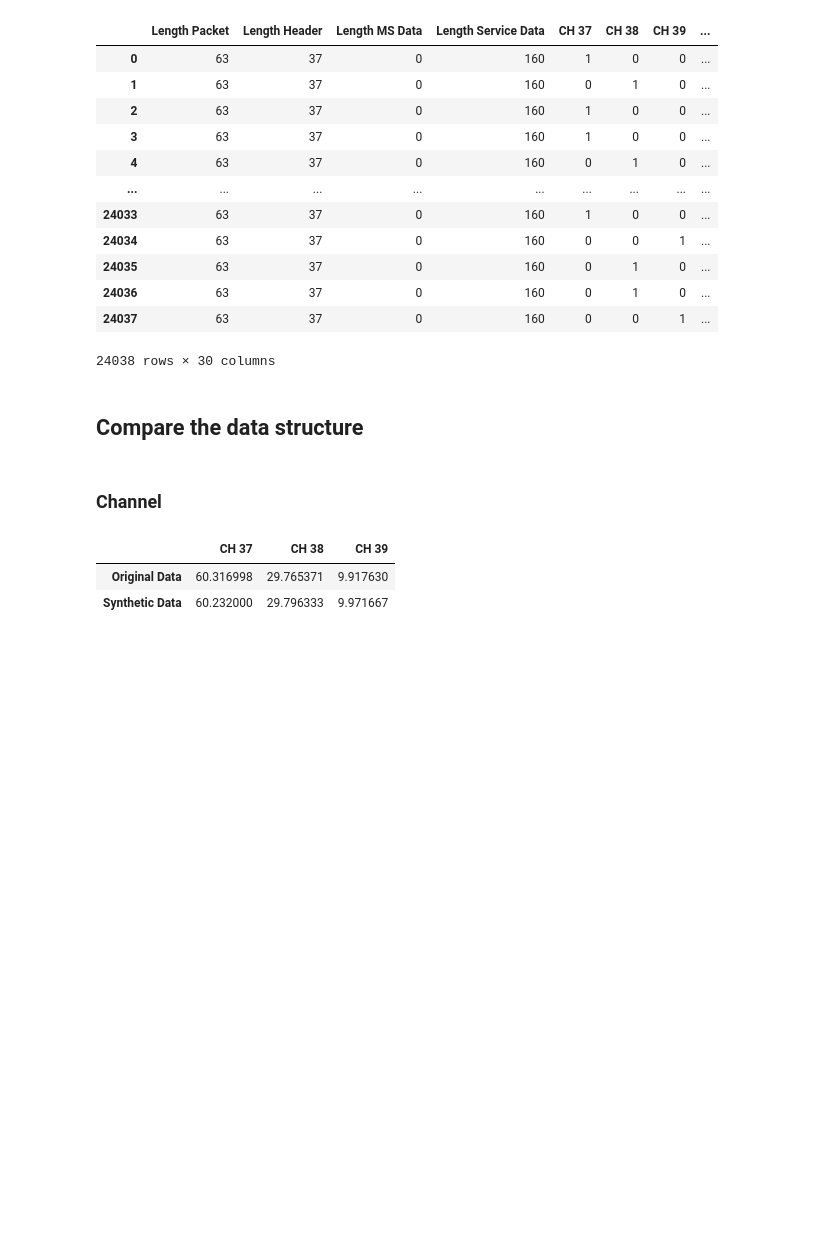
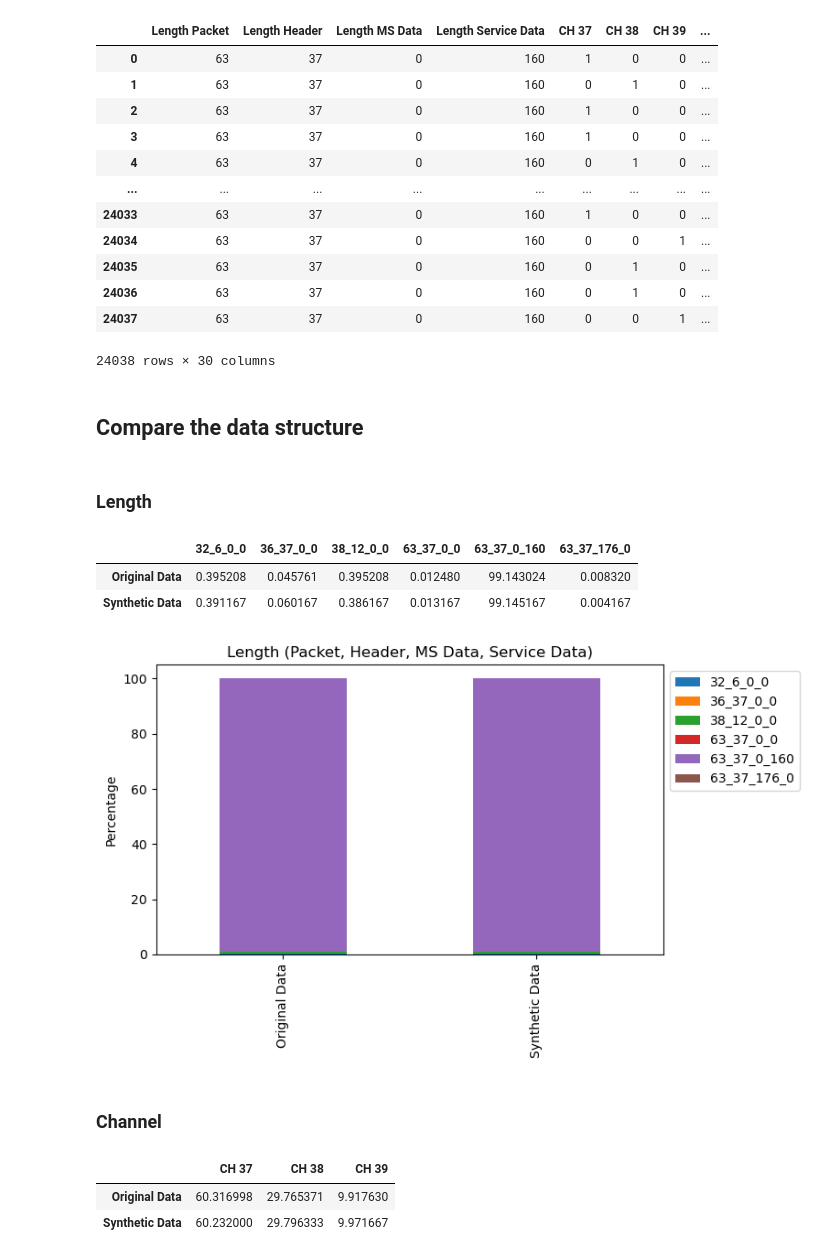
Before and after one commit to keyyke/master_thesis, a Jupyter notebook: markov_model/analysing_data_structure.ipynb, the cells around one changed output. Cells and saved outputs as stored; diff of their text form; code cells hidden in the pictures; blank space fills up the shorter version.

Commit message:
programe to check the data structure

```diff
--- a/markov_model/analysing_data_structure.ipynb
+++ b/markov_model/analysing_data_structure.ipynb
@@ -49,6 +49,57 @@ original_data
 24038 rows × 30 columns
 # %% [markdown]
 ## Compare the data structure
+# %% [markdown]
+### Length
+# %%
+# Calculate the count of each combination of 'Length Packet', 'Length Header', 'Length MS Data', 'Length Service Data'
+original_length_counts = original_data.groupby(['Length Packet', 'Length Header', 'Length MS Data', 'Length Service Data']).size().reset_index(name='Count')
+original_length_counts['Percentage'] = (original_length_counts['Count'] / original_length_counts['Count'].sum()) * 100
+
+# Calculate the count of each combination of 'UUID Samsung' and 'UUID Other' in synthetic_data
+synthetic_length_counts = synthetic_data.groupby(['Length Packet', 'Length Header', 'Length MS Data', 'Length Service Data']).size().reset_index(name='Count')
+synthetic_length_counts['Percentage'] = (synthetic_length_counts['Count'] / synthetic_length_counts['Count'].sum()) * 100
+
+# Update row names
+row_names = ['32_6_0_0', '36_37_0_0', '38_12_0_0', '63_37_0_0', '63_37_0_160', '63_37_176_0']
+original_length_counts.index = row_names
+synthetic_length_counts.index = row_names
+
+length_percentage_original = original_length_counts['Percentage']
+length_percentage_synthetic = synthetic_length_counts['Percentage']
+
+length_percentage_df = pd.DataFrame({
+    'Original Data': length_percentage_original,
+    'Synthetic Data': length_percentage_synthetic
+})
+
+length_percentage_df = length_percentage_df.T
+
+length_percentage_df
+# %% [output]
+|  | 32_6_0_0 | 36_37_0_0 | 38_12_0_0 | 63_37_0_0 | 63_37_0_160 | 63_37_176_0 |
+| Original Data | 0.395208 | 0.045761 | 0.395208 | 0.012480 | 99.143024 | 0.008320 |
+| Synthetic Data | 0.391167 | 0.060167 | 0.386167 | 0.013167 | 99.145167 | 0.004167 |
+# %%
+# Normalize the percentages to make the stacked bar chart height 100% for each dataset
+length_percentage_df_normalized = length_percentage_df.div(length_percentage_df.sum(axis=1), axis=0) * 100
+
+# Plot the normalized stacked bar chart
+length_percentage_df_normalized.plot(kind='bar', stacked=True)
+plt.title('Length (Packet, Header, MS Data, Service Data)')
+plt.ylabel('Percentage')
+
+# Adjust layout to prevent label cutoff
+plt.tight_layout()
+
+# Adjust legend position to prevent overlap
+plt.legend(loc='upper left', bbox_to_anchor=(1, 1))
+
+# Save the figure
+plt.savefig(f"{plot_path}/length.png", bbox_inches='tight')
+plt.show()
+# %% [output]
+[figure, added]
 # %% [markdown]
 ### Channel
 # %%
```
Also changed, not shown: parts of 15 cells of this notebook.
